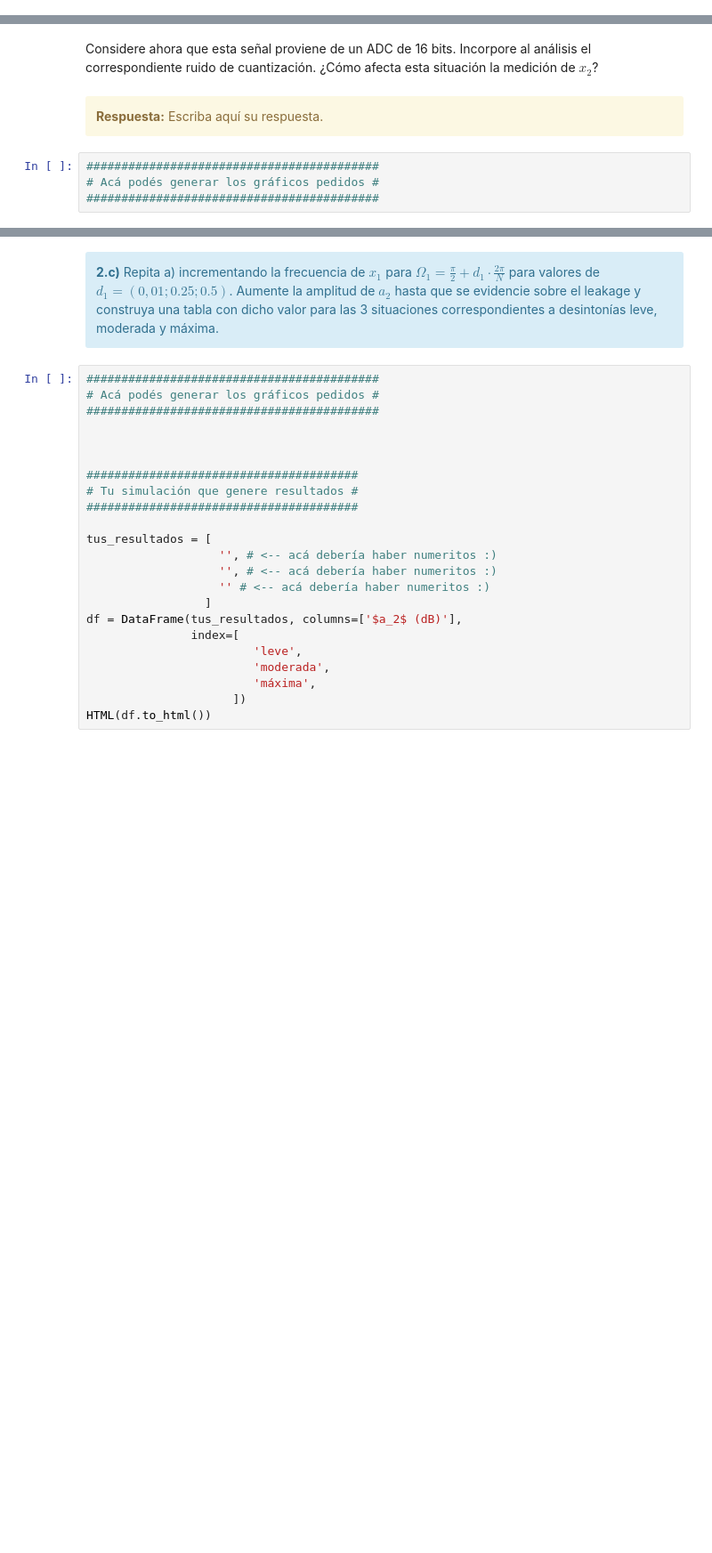
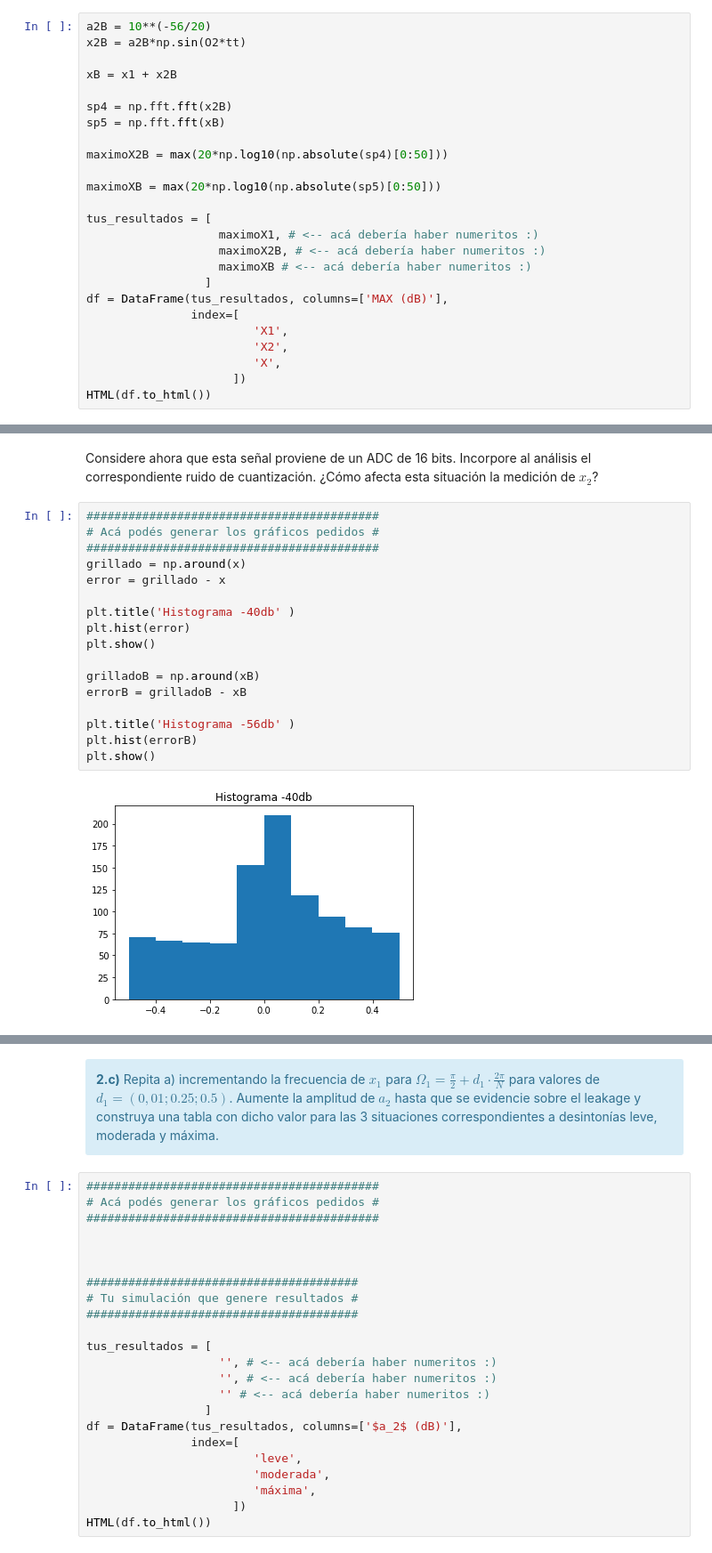
Before and after one commit to Rcastagnola/PDS, a Jupyter notebook: TP2/TP2 - Ventanas - Castagnola.ipynb, the cells around one changed output, grey strips where cells are left out. Shown: that part at 89% size. Drawn from its saved outputs; the diff is of its cells as text; blank space fills up the shorter version.

```diff
--- a/TP2/TP2 - Ventanas - Castagnola.ipynb
+++ b/TP2/TP2 - Ventanas - Castagnola.ipynb
@@ -315,0 +317,25 @@ plt.show()
+# %%
+a2B = 10**(-56/20)
+x2B = a2B*np.sin(O2*tt)
+
+xB = x1 + x2B
+
+sp4 = np.fft.fft(x2B)
+sp5 = np.fft.fft(xB)
+
+maximoX2B = max(20*np.log10(np.absolute(sp4)[0:50]))
+
+maximoXB = max(20*np.log10(np.absolute(sp5)[0:50]))
+
+tus_resultados = [
+                   maximoX1, # <-- acá debería haber numeritos :)
+                   maximoX2B, # <-- acá debería haber numeritos :)
+                   maximoXB # <-- acá debería haber numeritos :)
+                 ]
+df = DataFrame(tus_resultados, columns=['MAX (dB)'],
+               index=[
+                        'X1',
+                        'X2',
+                        'X',
+                     ])
+HTML(df.to_html())
@@ -316,10 +347,21 @@ plt.show()
 # %% [markdown]
 Considere ahora que esta señal proviene de un ADC de 16 bits. Incorpore al análisis el correspondiente ruido de cuantización. ¿Cómo afecta esta situación la medición de $x_2$?
-# %% [markdown]
-<div class="alert alert-block alert-warning">
-<b>Respuesta:</b> Escriba aquí su respuesta.
-</div>
-# %%
-##########################################
-# Acá podés generar los gráficos pedidos #
-##########################################
+# %%
+##########################################
+# Acá podés generar los gráficos pedidos #
+##########################################
+grillado = np.around(x)
+error = grillado - x
+
+plt.title('Histograma -40db' )
+plt.hist(error)
+plt.show()
+
+grilladoB = np.around(xB)
+errorB = grilladoB - xB
+
+plt.title('Histograma -56db' )
+plt.hist(errorB)
+plt.show()
+# %% [output]
+[figure, added]
```
Also changed, not shown: parts of 12 cells of this notebook, 4 other files.
